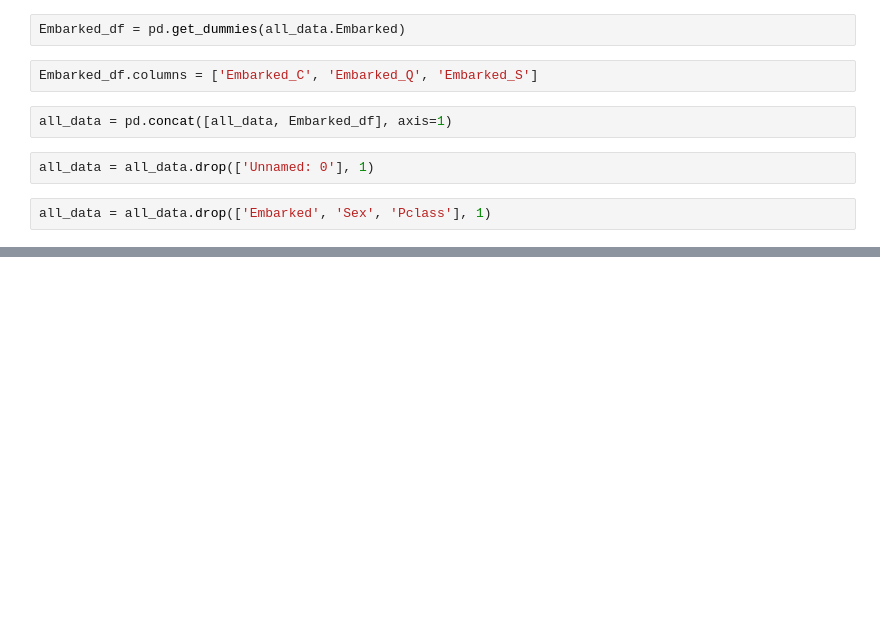
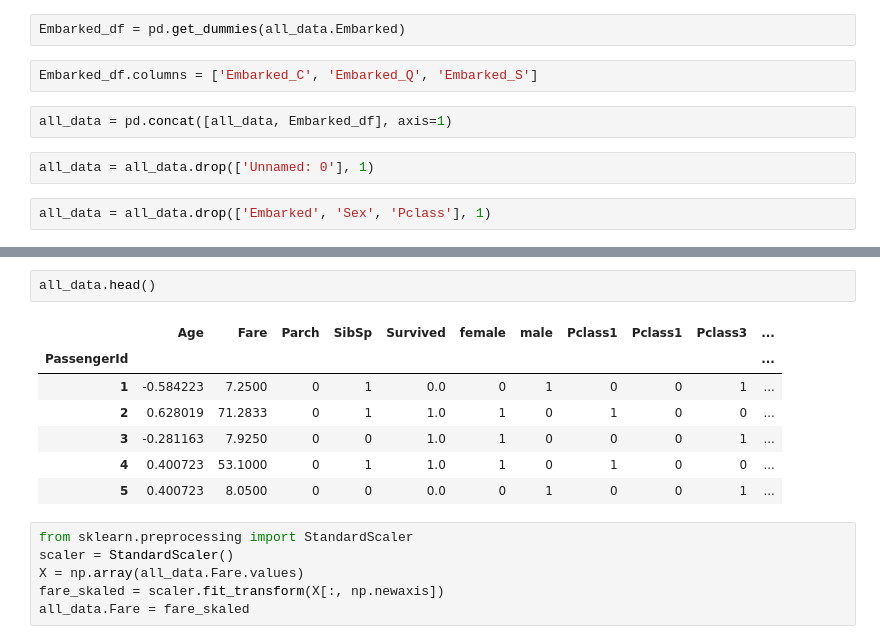
Before and after one commit to adrianoff/ml_coursera, a Jupyter notebook: training/titanic/src/prepare_features.ipynb, the cells around one changed output, grey strips where cells are left out. Saved outputs shown, nothing was run; the diff lists cells and outputs as text; blank space fills up the shorter version.

```diff
--- a/training/titanic/src/prepare_features.ipynb
+++ b/training/titanic/src/prepare_features.ipynb
@@ -69,0 +79,16 @@ all_data
+# %%
+all_data.head()
+# %% [output]
+|  | Age | Fare | Parch | SibSp | Survived | female | male | Pclass1 | Pclass1 | Pclass3 | ... |
+| PassengerId |  |  |  |  |  |  |  |  |  |  | ... |
+| 1 | -0.584223 | 7.2500 | 0 | 1 | 0.0 | 0 | 1 | 0 | 0 | 1 | ... |
+| 2 | 0.628019 | 71.2833 | 0 | 1 | 1.0 | 1 | 0 | 1 | 0 | 0 | ... |
+| 3 | -0.281163 | 7.9250 | 0 | 0 | 1.0 | 1 | 0 | 0 | 0 | 1 | ... |
+| 4 | 0.400723 | 53.1000 | 0 | 1 | 1.0 | 1 | 0 | 1 | 0 | 0 | ... |
+| 5 | 0.400723 | 8.0500 | 0 | 0 | 0.0 | 0 | 1 | 0 | 0 | 1 | ... |
+# %%
+from sklearn.preprocessing import StandardScaler
+scaler = StandardScaler()
+X = np.array(all_data.Fare.values)
+fare_skaled = scaler.fit_transform(X[:, np.newaxis])
+all_data.Fare = fare_skaled
```
Also changed, not shown: parts of 11 cells of this notebook, 6 other files.
